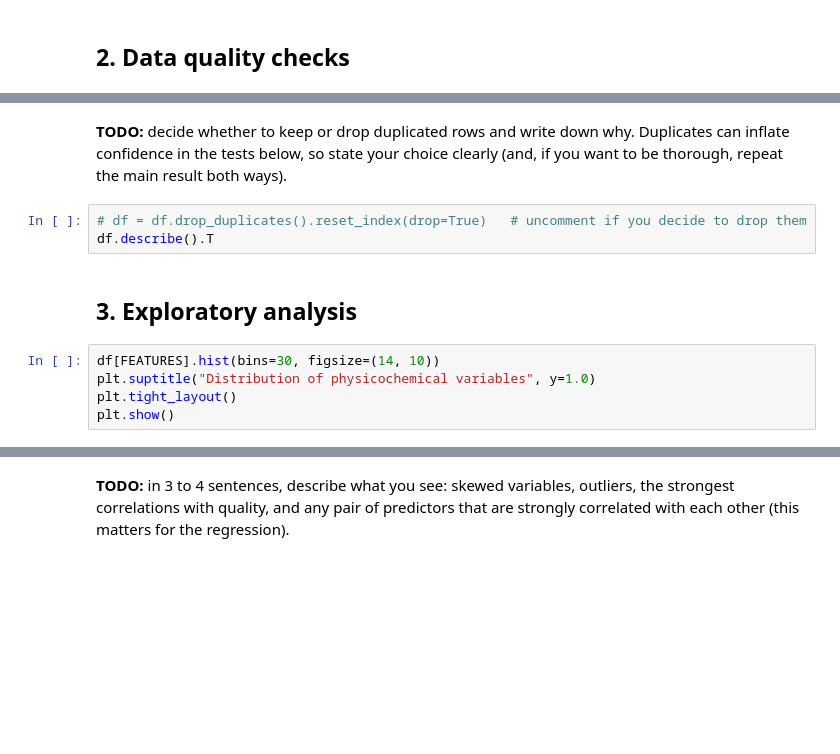
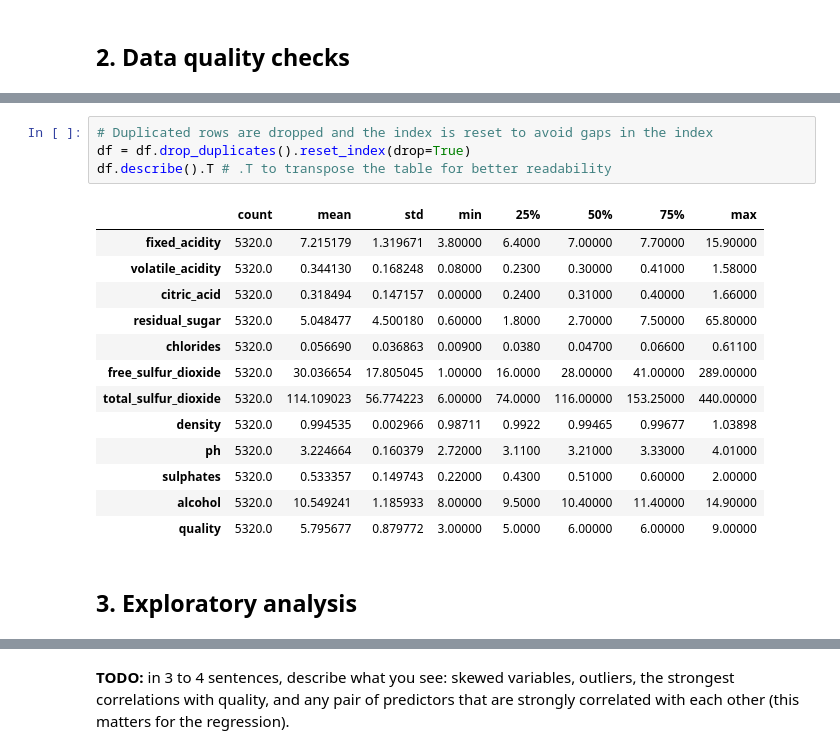
Before and after one commit to claudiabesilva/data-science-portfolio, a Jupyter notebook: Wine_quality_analysis/wine_quality_analysis.ipynb, the cells around one changed output, grey strips where cells are left out. Drawn from its saved outputs; the diff is of its cells as text; blank space fills up the shorter version.

```diff
--- a/Wine_quality_analysis/wine_quality_analysis.ipynb
+++ b/Wine_quality_analysis/wine_quality_analysis.ipynb
@@ -74,12 +93,20 @@ print(df["quality"].value_counts().sort_index())
-# %% [markdown]
-**TODO:** decide whether to keep or drop duplicated rows and write down why. Duplicates can inflate confidence in the tests below, so state your choice clearly (and, if you want to be thorough, repeat the main result both ways).
-# %%
-# df = df.drop_duplicates().reset_index(drop=True)   # uncomment if you decide to drop them
-df.describe().T
+# %%
+# Duplicated rows are dropped and the index is reset to avoid gaps in the index
+df = df.drop_duplicates().reset_index(drop=True)
+df.describe().T # .T to transpose the table for better readability
+# %% [output]
+|  | count | mean | std | min | 25% | 50% | 75% | max |
+| fixed_acidity | 5320.0 | 7.215179 | 1.319671 | 3.80000 | 6.4000 | 7.00000 | 7.70000 | 15.90000 |
+| volatile_acidity | 5320.0 | 0.344130 | 0.168248 | 0.08000 | 0.2300 | 0.30000 | 0.41000 | 1.58000 |
+| citric_acid | 5320.0 | 0.318494 | 0.147157 | 0.00000 | 0.2400 | 0.31000 | 0.40000 | 1.66000 |
+| residual_sugar | 5320.0 | 5.048477 | 4.500180 | 0.60000 | 1.8000 | 2.70000 | 7.50000 | 65.80000 |
+| chlorides | 5320.0 | 0.056690 | 0.036863 | 0.00900 | 0.0380 | 0.04700 | 0.06600 | 0.61100 |
+| free_sulfur_dioxide | 5320.0 | 30.036654 | 17.805045 | 1.00000 | 16.0000 | 28.00000 | 41.00000 | 289.00000 |
+| total_sulfur_dioxide | 5320.0 | 114.109023 | 56.774223 | 6.00000 | 74.0000 | 116.00000 | 153.25000 | 440.00000 |
+| density | 5320.0 | 0.994535 | 0.002966 | 0.98711 | 0.9922 | 0.99465 | 0.99677 | 1.03898 |
+| ph | 5320.0 | 3.224664 | 0.160379 | 2.72000 | 3.1100 | 3.21000 | 3.33000 | 4.01000 |
+| sulphates | 5320.0 | 0.533357 | 0.149743 | 0.22000 | 0.4300 | 0.51000 | 0.60000 | 2.00000 |
+| alcohol | 5320.0 | 10.549241 | 1.185933 | 8.00000 | 9.5000 | 10.40000 | 11.40000 | 14.90000 |
+| quality | 5320.0 | 5.795677 | 0.879772 | 3.00000 | 5.0000 | 6.00000 | 6.00000 | 9.00000 |
 # %% [markdown]
 ## 3. Exploratory analysis
-# %%
-df[FEATURES].hist(bins=30, figsize=(14, 10))
-plt.suptitle("Distribution of physicochemical variables", y=1.0)
-plt.tight_layout()
-plt.show()
```
Also changed, not shown: parts of 13 cells of this notebook.
